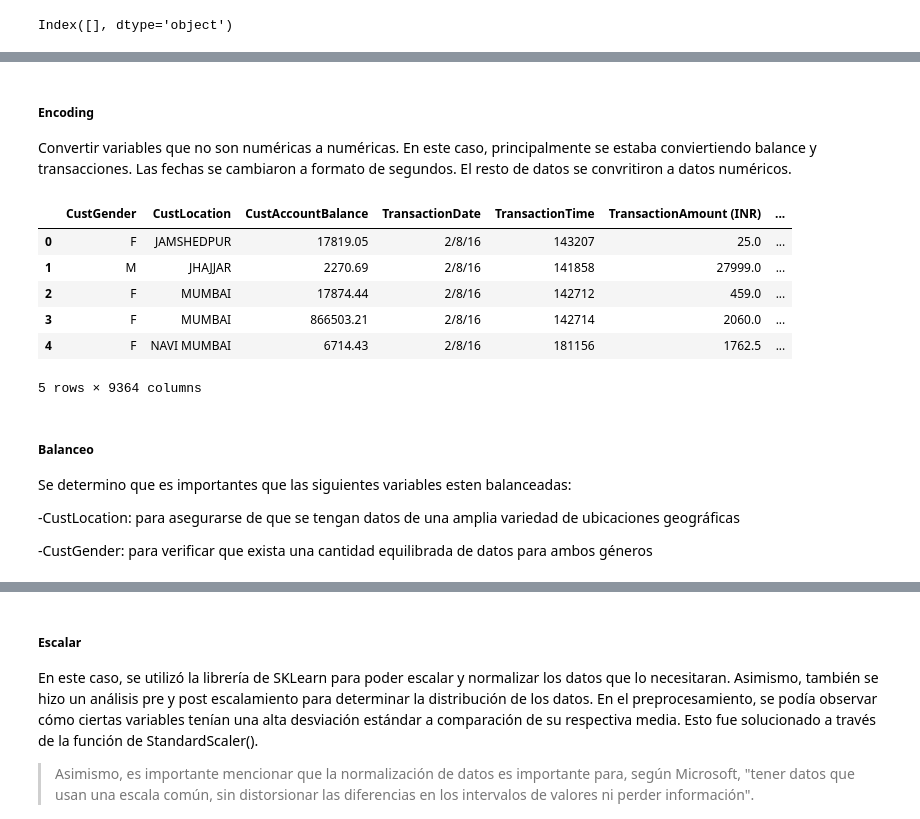
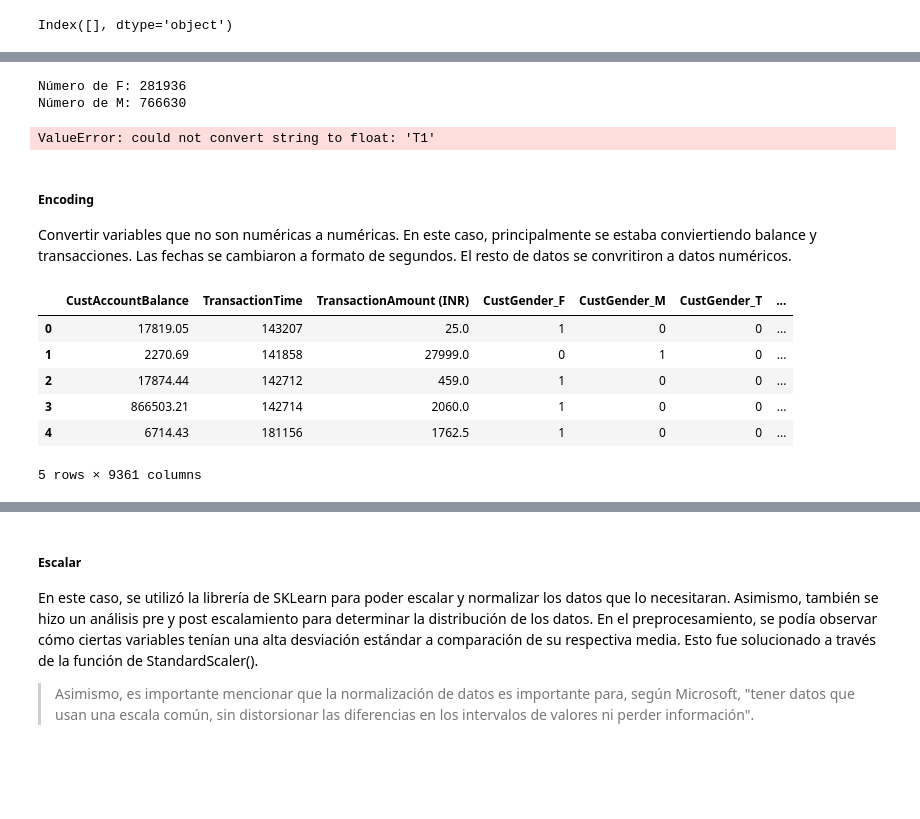
Before and after one commit to 20Candy/Lab7IA, a Jupyter notebook: ClientesBanco.ipynb, the cells around one changed output, grey strips where cells are left out. Cells and saved outputs as stored; diff of their text form; code cells hidden in the pictures; blank space fills up the shorter version.

Commit message:
error memoria

```diff
--- a/ClientesBanco.ipynb
+++ b/ClientesBanco.ipynb
@@ -57,41 +64,81 @@ Index([], dtype='object')
+# %%
+from imblearn.over_sampling import SMOTE
+
+#Calcular cuantas columans son F y cuantas M en CustGender
+print('Número de F:',data[data['CustGender'] == 'F'].shape[0])
+print('Número de M:',data[data['CustGender'] == 'M'].shape[0])
+
+# Separar las características y la variable objetivo
+X_temp = data.drop('CustGender', axis=1)
+y_temp = data['CustGender']
+
+#Aplicar SMOTE
+smote = SMOTE()
+X_resampled, y_resampled = smote.fit_resample(X_temp, y_temp)
+
+# Contar los valores de cada clase
+print('Número de F balanceado:',data[data['CustGender'] == 'F'].shape[0])
+print('Número de M balanceado:',data[data['CustGender'] == 'M'].shape[0])
+
+data = pd.concat([X_resampled, y_resampled], axis=1)
+
+
+#Calcular cuantas columans son de cada localización en CustLocation
+locations = data['CustLocation'].unique()
+for location in locations:
+    print('Número de clientes en',location,':',data[data['CustLocation'] == location].shape[0])
+
+# Separar las características y la variable objetivo
+X_temp = data.drop('CustLocation', axis=1)
+y_temp = data['CustLocation']
+
+#Aplicar SMOTE
+smote = SMOTE()
+X_resampled, y_resampled = smote.fit_resample(X_temp, y_temp)
+
+# Contar los valores de cada clase
+for location in locations:
+    print('Número de clientes en',location,':',data[data['CustLocation'] == location].shape[0])
+
+data = pd.concat([X_resampled, y_resampled], axis=1)
+# %% [output]
+Número de F: 281936
+Número de M: 766630
+ValueError: could not convert string to float: 'T1'
 # %% [markdown]
 ##### Encoding
 Convertir variables que no son numéricas a numéricas. En este caso, principalmente se estaba conviertiendo balance y transacciones. Las fechas se cambiaron a formato de segundos. El resto de datos se convritiron a datos numéricos.
 # %%
 from datetime import datetime
 
 #quita columnas de datos que no son necesarios: TransactionID,CustomerID
-data.drop(['TransactionID','CustomerID','CustomerDOB' ], axis=1, inplace=True)
+data.drop(['TransactionID','CustomerID','CustomerDOB','TransactionDate' ], axis=1, inplace=True)
 
 for col in data.columns:
     try:
         data[col] = pd.to_numeric(data[col])
     except:
         pass
 
 # Convertir columnas a dummies
 data_dummies = pd.get_dummies(data[['CustGender','CustLocation']])
 
+# Eliminar columnas originales
+data.drop(['CustGender','CustLocation'], axis=1, inplace=True)
+
 # Conseguir nombres de columnas de data en lista
 columns = data.columns.tolist()
 
 # Concatenar columnas dummy con el dataset
 data = pd.concat([data[columns], data_dummies], axis=1)
 
 # Imprimir los primeros registros del conjunto de datos
 data.head()
 # %% [output]
-|  | CustGender | CustLocation | CustAccountBalance | TransactionDate | TransactionTime | TransactionAmount (INR) | ... |
-| 0 | F | JAMSHEDPUR | 17819.05 | 2/8/16 | 143207 | 25.0 | ... |
-| 1 | M | JHAJJAR | 2270.69 | 2/8/16 | 141858 | 27999.0 | ... |
-| 2 | F | MUMBAI | 17874.44 | 2/8/16 | 142712 | 459.0 | ... |
-| 3 | F | MUMBAI | 866503.21 | 2/8/16 | 142714 | 2060.0 | ... |
-| 4 | F | NAVI MUMBAI | 6714.43 | 2/8/16 | 181156 | 1762.5 | ... |
+|  | CustAccountBalance | TransactionTime | TransactionAmount (INR) | CustGender_F | CustGender_M | CustGender_T | ... |
+| 0 | 17819.05 | 143207 | 25.0 | 1 | 0 | 0 | ... |
+| 1 | 2270.69 | 141858 | 27999.0 | 0 | 1 | 0 | ... |
+| 2 | 17874.44 | 142712 | 459.0 | 1 | 0 | 0 | ... |
+| 3 | 866503.21 | 142714 | 2060.0 | 1 | 0 | 0 | ... |
+| 4 | 6714.43 | 181156 | 1762.5 | 1 | 0 | 0 | ... |
-5 rows × 9364 columns
+5 rows × 9361 columns
-# %% [markdown]
-##### Balanceo
-Se determino que es importantes que las siguientes variables esten balanceadas:
-
--CustLocation: para asegurarse de que se tengan datos de una amplia variedad de ubicaciones geográficas
-
--CustGender: para verificar que exista una cantidad equilibrada de datos para ambos géneros
```
Also changed, not shown: parts of 6 cells of this notebook.
